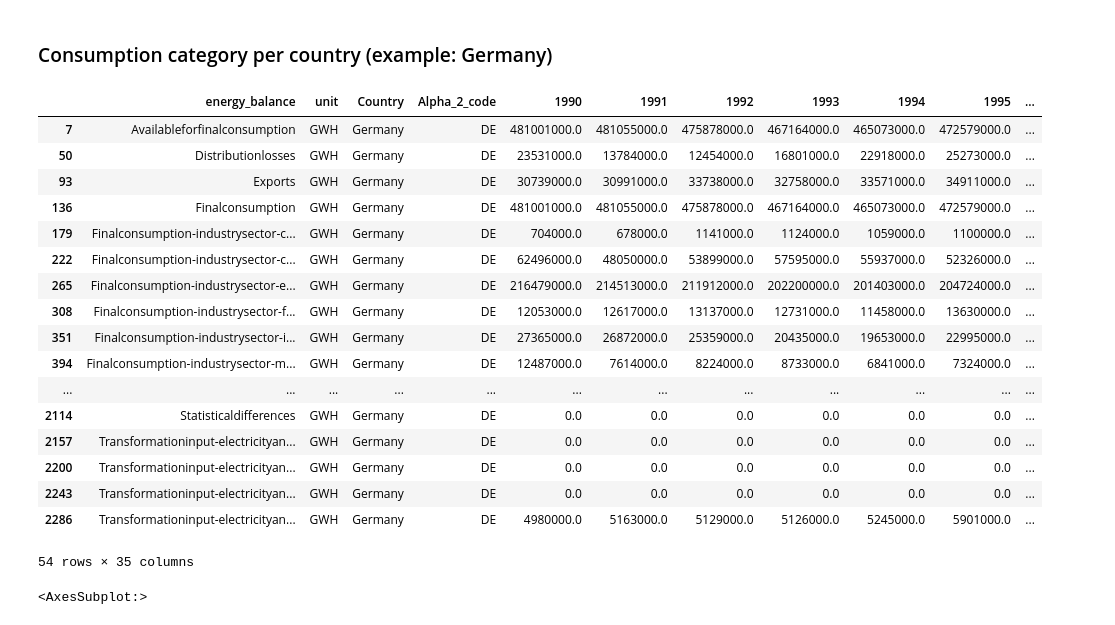
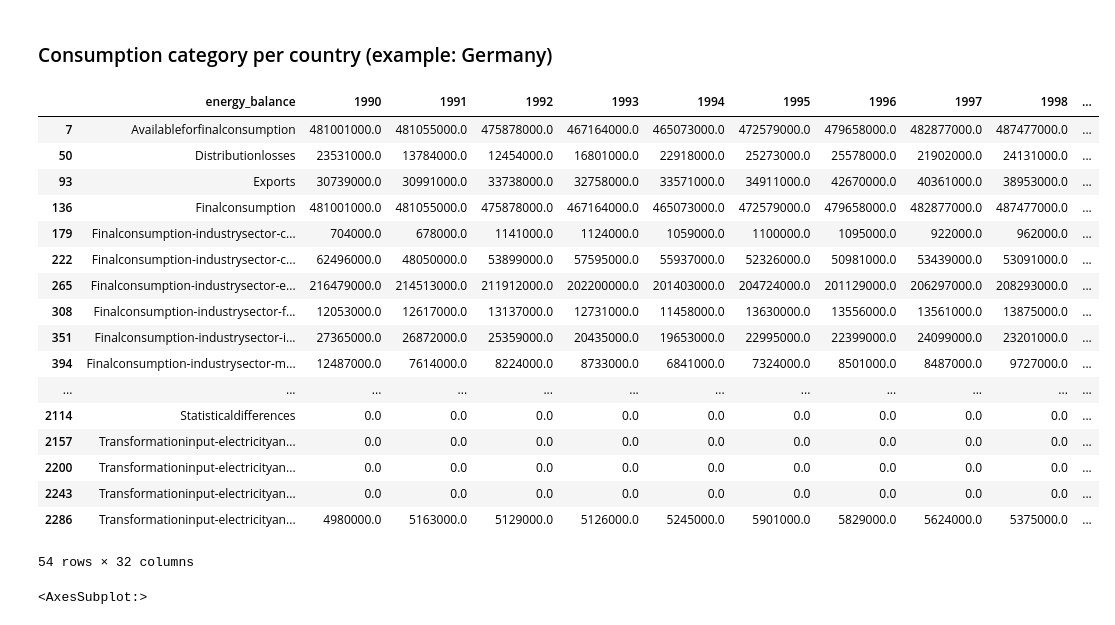
Before and after one commit to SinanSeyhan/green-electricity-project, a Jupyter notebook: notebooks/armin_data_analysis_consumption.ipynb, the cells around one changed output. Saved outputs shown, nothing was run; the diff lists cells and outputs as text; code cells hidden in the pictures.

```diff
--- a/notebooks/armin_data_analysis_consumption.ipynb
+++ b/notebooks/armin_data_analysis_consumption.ipynb
@@ -509,27 +619,27 @@ sns.histplot(consumption_df_nrg_bal_clusters_sums.set_index('nrg_bal_cluster')['
 # %% [markdown]
 ### Consumption category per country (example: Germany)
 # %%
-cons_germany = consumption_df_float_complete[consumption_df_float_complete['Alpha_2_code'] == 'DE']
+cons_germany = consumption_df_float_complete[consumption_df_float_complete['Alpha_2_code'] == 'DE'].drop(columns=['unit','Country','Alpha_2_code'])
 cons_germany
 # %% [output]
-|  | energy_balance | unit | Country | Alpha_2_code | 1990 | 1991 | 1992 | 1993 | 1994 | 1995 | ... |
-| 7 | Availableforfinalconsumption | GWH | Germany | DE | 481001000.0 | 481055000.0 | 475878000.0 | 467164000.0 | 465073000.0 | 472579000.0 | ... |
-| 50 | Distributionlosses | GWH | Germany | DE | 23531000.0 | 13784000.0 | 12454000.0 | 16801000.0 | 22918000.0 | 25273000.0 | ... |
-| 93 | Exports | GWH | Germany | DE | 30739000.0 | 30991000.0 | 33738000.0 | 32758000.0 | 33571000.0 | 34911000.0 | ... |
-| 136 | Finalconsumption | GWH | Germany | DE | 481001000.0 | 481055000.0 | 475878000.0 | 467164000.0 | 465073000.0 | 472579000.0 | ... |
-| 179 | Finalconsumption-industrysector-c... | GWH | Germany | DE | 704000.0 | 678000.0 | 1141000.0 | 1124000.0 | 1059000.0 | 1100000.0 | ... |
-| 222 | Finalconsumption-industrysector-c... | GWH | Germany | DE | 62496000.0 | 48050000.0 | 53899000.0 | 57595000.0 | 55937000.0 | 52326000.0 | ... |
-| 265 | Finalconsumption-industrysector-e... | GWH | Germany | DE | 216479000.0 | 214513000.0 | 211912000.0 | 202200000.0 | 201403000.0 | 204724000.0 | ... |
-| 308 | Finalconsumption-industrysector-f... | GWH | Germany | DE | 12053000.0 | 12617000.0 | 13137000.0 | 12731000.0 | 11458000.0 | 13630000.0 | ... |
-| 351 | Finalconsumption-industrysector-i... | GWH | Germany | DE | 27365000.0 | 26872000.0 | 25359000.0 | 20435000.0 | 19653000.0 | 22995000.0 | ... |
-| 394 | Finalconsumption-industrysector-m... | GWH | Germany | DE | 12487000.0 | 7614000.0 | 8224000.0 | 8733000.0 | 6841000.0 | 7324000.0 | ... |
+|  | energy_balance | 1990 | 1991 | 1992 | 1993 | 1994 | 1995 | 1996 | 1997 | 1998 | ... |
+| 7 | Availableforfinalconsumption | 481001000.0 | 481055000.0 | 475878000.0 | 467164000.0 | 465073000.0 | 472579000.0 | 479658000.0 | 482877000.0 | 487477000.0 | ... |
+| 50 | Distributionlosses | 23531000.0 | 13784000.0 | 12454000.0 | 16801000.0 | 22918000.0 | 25273000.0 | 25578000.0 | 21902000.0 | 24131000.0 | ... |
+| 93 | Exports | 30739000.0 | 30991000.0 | 33738000.0 | 32758000.0 | 33571000.0 | 34911000.0 | 42670000.0 | 40361000.0 | 38953000.0 | ... |
+| 136 | Finalconsumption | 481001000.0 | 481055000.0 | 475878000.0 | 467164000.0 | 465073000.0 | 472579000.0 | 479658000.0 | 482877000.0 | 487477000.0 | ... |
+| 179 | Finalconsumption-industrysector-c... | 704000.0 | 678000.0 | 1141000.0 | 1124000.0 | 1059000.0 | 1100000.0 | 1095000.0 | 922000.0 | 962000.0 | ... |
+| 222 | Finalconsumption-industrysector-c... | 62496000.0 | 48050000.0 | 53899000.0 | 57595000.0 | 55937000.0 | 52326000.0 | 50981000.0 | 53439000.0 | 53091000.0 | ... |
+| 265 | Finalconsumption-industrysector-e... | 216479000.0 | 214513000.0 | 211912000.0 | 202200000.0 | 201403000.0 | 204724000.0 | 201129000.0 | 206297000.0 | 208293000.0 | ... |
+| 308 | Finalconsumption-industrysector-f... | 12053000.0 | 12617000.0 | 13137000.0 | 12731000.0 | 11458000.0 | 13630000.0 | 13556000.0 | 13561000.0 | 13875000.0 | ... |
+| 351 | Finalconsumption-industrysector-i... | 27365000.0 | 26872000.0 | 25359000.0 | 20435000.0 | 19653000.0 | 22995000.0 | 22399000.0 | 24099000.0 | 23201000.0 | ... |
+| 394 | Finalconsumption-industrysector-m... | 12487000.0 | 7614000.0 | 8224000.0 | 8733000.0 | 6841000.0 | 7324000.0 | 8501000.0 | 8487000.0 | 9727000.0 | ... |
 | ... | ... | ... | ... | ... | ... | ... | ... | ... | ... | ... | ... |
-| 2114 | Statisticaldifferences | GWH | Germany | DE | 0.0 | 0.0 | 0.0 | 0.0 | 0.0 | 0.0 | ... |
-| 2157 | Transformationinput-electricityan... | GWH | Germany | DE | 0.0 | 0.0 | 0.0 | 0.0 | 0.0 | 0.0 | ... |
-| 2200 | Transformationinput-electricityan... | GWH | Germany | DE | 0.0 | 0.0 | 0.0 | 0.0 | 0.0 | 0.0 | ... |
-| 2243 | Transformationinput-electricityan... | GWH | Germany | DE | 0.0 | 0.0 | 0.0 | 0.0 | 0.0 | 0.0 | ... |
-| 2286 | Transformationinput-electricityan... | GWH | Germany | DE | 4980000.0 | 5163000.0 | 5129000.0 | 5126000.0 | 5245000.0 | 5901000.0 | ... |
+| 2114 | Statisticaldifferences | 0.0 | 0.0 | 0.0 | 0.0 | 0.0 | 0.0 | 0.0 | 0.0 | 0.0 | ... |
+| 2157 | Transformationinput-electricityan... | 0.0 | 0.0 | 0.0 | 0.0 | 0.0 | 0.0 | 0.0 | 0.0 | 0.0 | ... |
+| 2200 | Transformationinput-electricityan... | 0.0 | 0.0 | 0.0 | 0.0 | 0.0 | 0.0 | 0.0 | 0.0 | 0.0 | ... |
+| 2243 | Transformationinput-electricityan... | 0.0 | 0.0 | 0.0 | 0.0 | 0.0 | 0.0 | 0.0 | 0.0 | 0.0 | ... |
+| 2286 | Transformationinput-electricityan... | 4980000.0 | 5163000.0 | 5129000.0 | 5126000.0 | 5245000.0 | 5901000.0 | 5829000.0 | 5624000.0 | 5375000.0 | ... |
-54 rows × 35 columns
+54 rows × 32 columns
 # %%
 mask = cons_germany.loc[:, '1990':'2020'] == 0
 # %%
```
Also changed, not shown: parts of 23 cells of this notebook.
